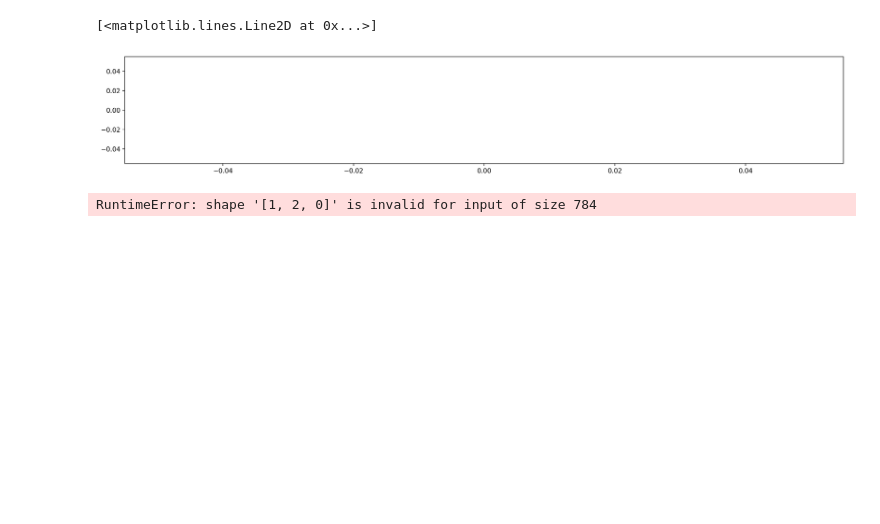
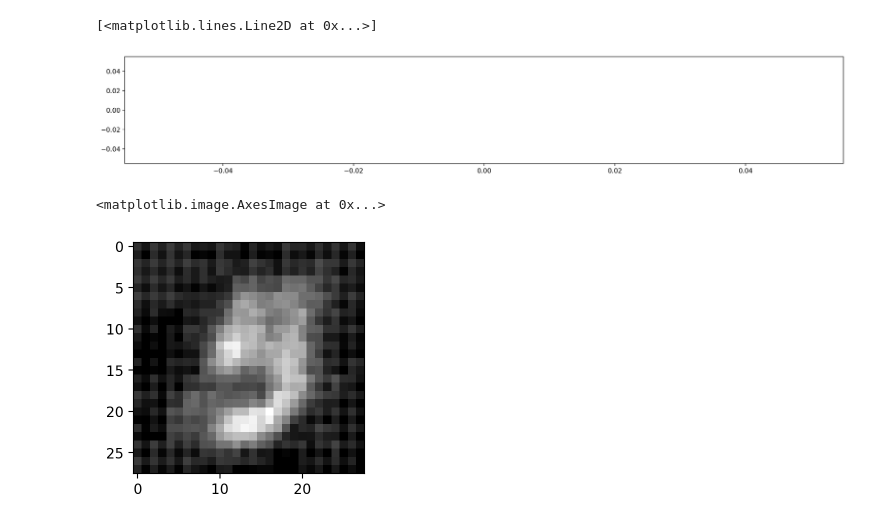
Before and after one commit to dariocb/Lab-VAE, a Jupyter notebook: Lab_MultiViewVAE.ipynb, the cells around one changed output. Cells and saved outputs as stored; diff of their text form; code cells hidden in the pictures; blank space fills up the shorter version.

```diff
--- a/Lab_MultiViewVAE.ipynb
+++ b/Lab_MultiViewVAE.ipynb
@@ -390,7 +398,7 @@ from torch import optim
 
 class VAE_extended(VAE):
 
-    def __init__(self, dimz=2,  channels1=1, channels2=3, var_x=0.1,lr=1e-3,epochs=20,save_folder='./',restore=False):
+    def __init__(self, dimz=2,  channels1=1, channels2=3, var_x=0.1,lr=1e-3,epochs=20, save_folder='./checkpoints', load_epoch=None, restore=False):
 
         super().__init__(dimz,channels1=1, channels2=3,var_x=0.1)
 
@@ -401,7 +409,8 @@ class VAE_extended(VAE):
         self.save_folder = save_folder
 
         if(restore==True):
-          state_dict = torch.load(self.save_folder+'VAE_checkpoint.pth')
+          assert load_epoch is not None
+          state_dict = torch.load(self.save_folder+f'VAE_checkpoint_{load_epoch}.pth')
           self.load_state_dict(state_dict)
 
         self.loss_during_training = []
@@ -423,7 +432,6 @@ class VAE_extended(VAE):
             train_rec = 0
             train_kl_l = 0
 
-            idx_batch = 0
 
             for images, labels in trainloader:
                 image_mnist, image_svhn = images
@@ -444,19 +452,12 @@ class VAE_extended(VAE):
 
                 self.optim.step()
 
-                if(idx_batch%10==0):
-
-                  torch.save(self.state_dict(), self.save_folder + 'VAE_checkpoint.pth')
-
-                idx_batch += 1
-
             self.loss_during_training.append(train_loss/len(trainloader))
             self.reconstruc_during_training.append(train_rec/len(trainloader))
             self.KL_during_training.append(train_kl_l/len(trainloader))
 
             if(e%1==0):
-
-                torch.save(self.state_dict(), self.save_folder + 'VAE_checkpoint.pth')
+                torch.save(self.state_dict(), self.save_folder + f'VAE_checkpoint_{e}.pth')
                 print('Train Epoch: {} \tLoss: {:.6f}'.format(e,self.loss_during_training[-1]))
 
 
@@ -470,6 +471,6 @@ class VAE_extended(VAE):
 
         return x_sample[0].to("cpu").detach(), x_sample[1].to("cpu").detach()
 # %%
-vae = VAE_extended(2, restore=True)
+vae = VAE_extended(2, restore=True, epochs=2)
 # %%
-# vae.trainloop(dataloader)
+vae.trainloop(dataloader)
@@ -480,6 +483,7 @@ plt.plot(vae.loss_during_training)
 [figure]
 # %%
 x1, x2 = vae.sample(1)
-plt.imshow(x1[0].reshape(1,2,0), cmap='gray')
+plt.imshow(x1[0].permute(1,2,0), cmap='gray')
 # %% [output]
-RuntimeError: shape '[1, 2, 0]' is invalid for input of size 784
+<matplotlib.image.AxesImage at 0x...>
+[figure, added]
```
Also changed, not shown: parts of 5 cells of this notebook.
